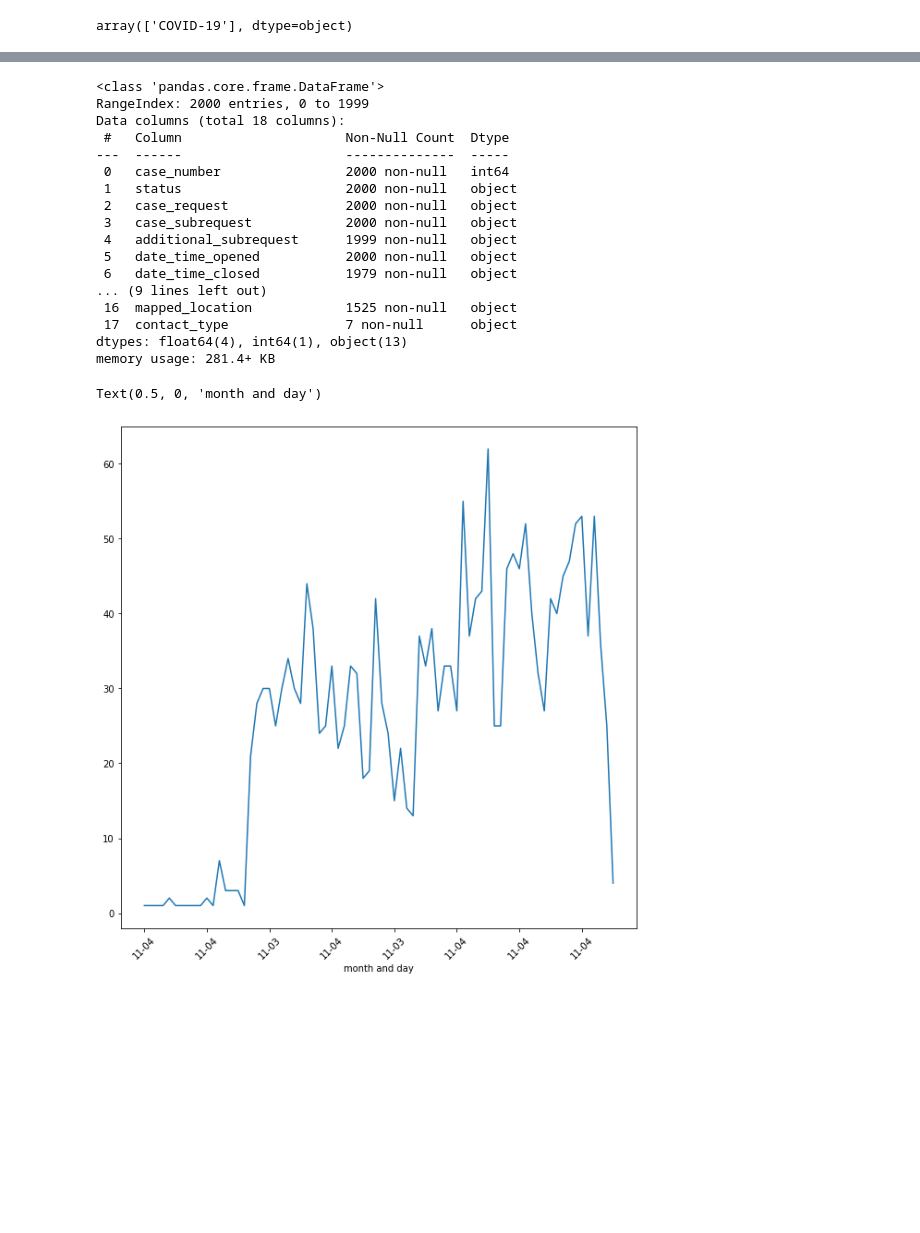
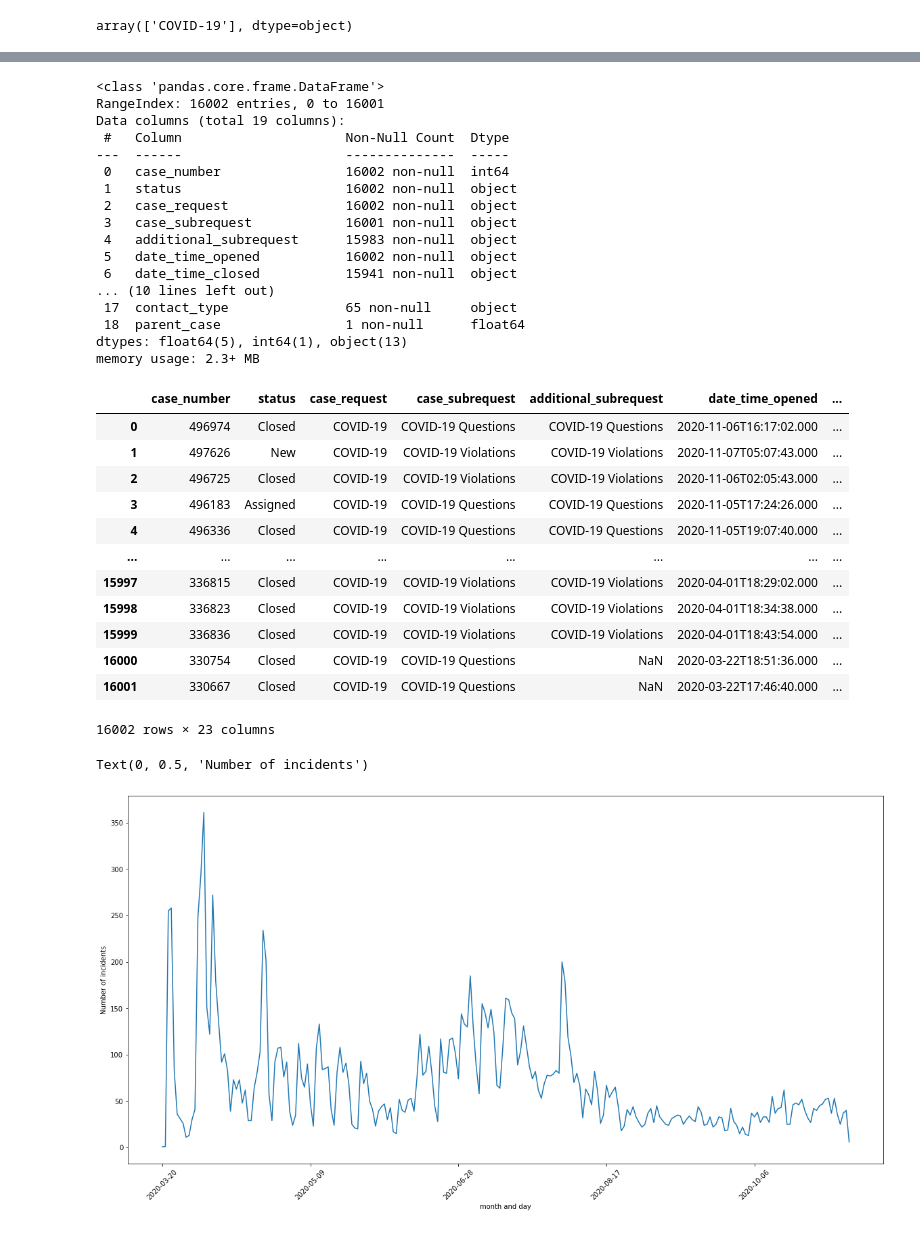
Before and after one commit to nss-data-science-cohort-4/dq4-covid-nashville-dq4_atk, a Jupyter notebook: dq4.ipynb, the cells around one changed output, grey strips where cells are left out. Saved outputs shown, nothing was run; the diff lists cells and outputs as text; code cells hidden in the pictures; blank space fills up the shorter version.

```diff
--- a/dq4.ipynb
+++ b/dq4.ipynb
@@ -6,5 +7,5 @@ import numpy as np
 # %%
-url = 'https://data.nashville.gov/resource/7qhx-rexh.json?case_request=COVID-19&$limit=2000'
+url = 'https://data.nashville.gov/resource/7qhx-rexh.json?case_request=COVID-19&$limit=50000'
 
 response = requests.get(url)
 # %%
@@ -61,32 +63,49 @@ violation
 violation.info()
 # %% [output]
 <class 'pandas.core.frame.DataFrame'>
-RangeIndex: 2000 entries, 0 to 1999
-Data columns (total 18 columns):
+RangeIndex: 16002 entries, 0 to 16001
+Data columns (total 19 columns):
  #   Column                     Non-Null Count  Dtype
 ---  ------                     --------------  -----
- 0   case_number                2000 non-null   int64
- 1   status                     2000 non-null   object
- 2   case_request               2000 non-null   object
- 3   case_subrequest            2000 non-null   object
- 4   additional_subrequest      1999 non-null   object
- 5   date_time_opened           2000 non-null   object
- 6   date_time_closed           1979 non-null   object
-... (9 lines left out)
- 16  mapped_location            1525 non-null   object
- 17  contact_type               7 non-null      object
-dtypes: float64(4), int64(1), object(13)
-memory usage: 281.4+ KB
+ 0   case_number                16002 non-null  int64
+ 1   status                     16002 non-null  object
+ 2   case_request               16002 non-null  object
+ 3   case_subrequest            16001 non-null  object
+ 4   additional_subrequest      15983 non-null  object
+ 5   date_time_opened           16002 non-null  object
+ 6   date_time_closed           15941 non-null  object
+... (10 lines left out)
+ 17  contact_type               65 non-null     object
+ 18  parent_case                1 non-null      float64
+dtypes: float64(5), int64(1), object(13)
+memory usage: 2.3+ MB
 # %%
-violation['date']=violation['date_time_opened'].str.replace('T', ' ')
+violation['dateform']=violation['date_time_opened'].str.replace('T', ' ')
 # %%
-violation['DateTime'] = pd.to_datetime(violation['date'])
+violation['DateTime'] = pd.to_datetime(violation['dateform'])
 # %%
 violation['monthday'] = violation['DateTime'].dt.strftime('%m-%d')
+# %%
+violation['date'] = violation['DateTime'].dt.strftime('%Y-%m-%d')
+violation
+# %% [output]
+|  | case_number | status | case_request | case_subrequest | additional_subrequest | date_time_opened | ... |
+| 0 | 496974 | Closed | COVID-19 | COVID-19 Questions | COVID-19 Questions | 2020-11-06T16:17:02.000 | ... |
+| 1 | 497626 | New | COVID-19 | COVID-19 Violations | COVID-19 Violations | 2020-11-07T05:07:43.000 | ... |
+| 2 | 496725 | Closed | COVID-19 | COVID-19 Violations | COVID-19 Violations | 2020-11-06T02:05:43.000 | ... |
+| 3 | 496183 | Assigned | COVID-19 | COVID-19 Questions | COVID-19 Questions | 2020-11-05T17:24:26.000 | ... |
+| 4 | 496336 | Closed | COVID-19 | COVID-19 Questions | COVID-19 Questions | 2020-11-05T19:07:40.000 | ... |
+| ... | ... | ... | ... | ... | ... | ... | ... |
+| 15997 | 336815 | Closed | COVID-19 | COVID-19 Violations | COVID-19 Violations | 2020-04-01T18:29:02.000 | ... |
+| 15998 | 336823 | Closed | COVID-19 | COVID-19 Violations | COVID-19 Violations | 2020-04-01T18:34:38.000 | ... |
+| 15999 | 336836 | Closed | COVID-19 | COVID-19 Violations | COVID-19 Violations | 2020-04-01T18:43:54.000 | ... |
+| 16000 | 330754 | Closed | COVID-19 | COVID-19 Questions | NaN | 2020-03-22T18:51:36.000 | ... |
+| 16001 | 330667 | Closed | COVID-19 | COVID-19 Questions | NaN | 2020-03-22T17:46:40.000 | ... |
+16002 rows × 23 columns
 # %%
-ax= violation.groupby('monthday')['case_request'].value_counts().plot(rot=45, figsize=(10, 10))
-ax.set_xticklabels(violation['monthday'])
+ax= violation['date'].value_counts().sort_index().plot(rot=45, figsize=(20, 10))
 ax.set_xlabel("month and day")
+ax.set_ylabel("Number of incidents")
 # %% [output]
-Text(0.5, 0, 'month and day')
+Text(0, 0.5, 'Number of incidents')
-[figure, old version]
+[figure, new version]
```
Also changed, not shown: parts of 16 cells of this notebook.
